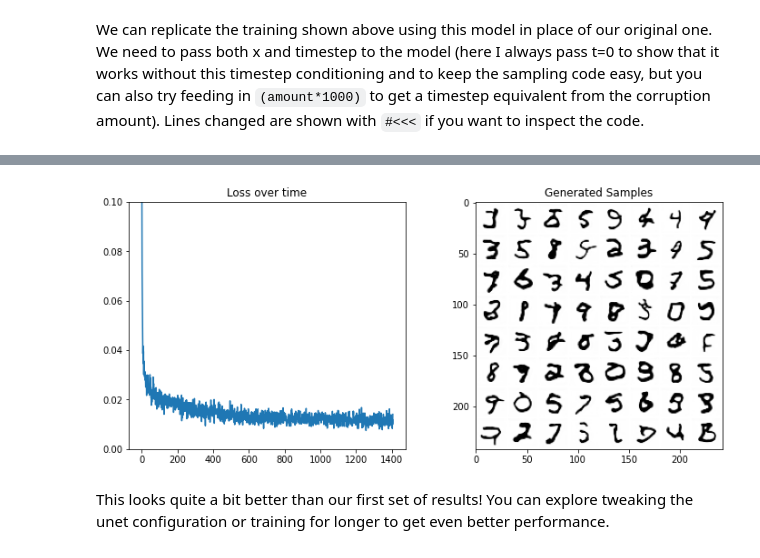
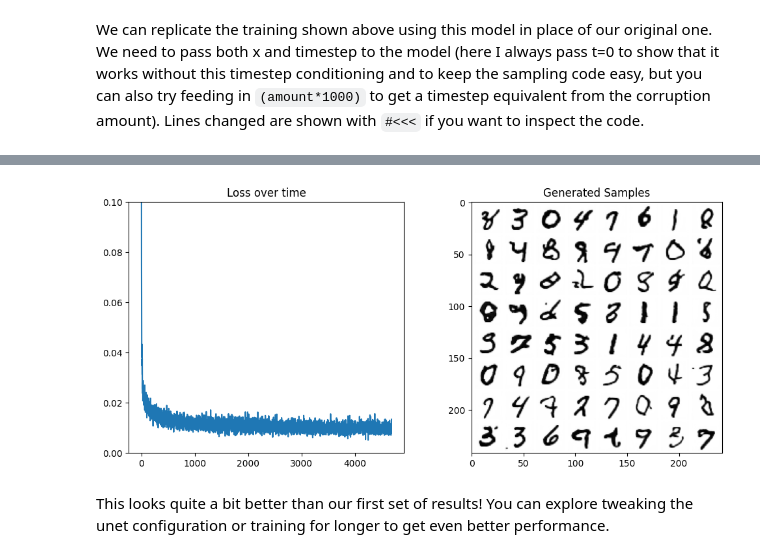
Before and after one commit to Likalto4/Diffusion_models_HF_course, a Jupyter notebook: unit1/Diffusion_models_from_scratch.ipynb, the cells around one changed output, grey strips where cells are left out. Drawn from its saved outputs; the diff is of its cells as text; code cells hidden in the pictures.

```diff
--- a/unit1/Diffusion_models_from_scratch.ipynb
+++ b/unit1/Diffusion_models_from_scratch.ipynb
@@ -33,7 +29,9 @@ from torch.nn import functional as F
 from torch.utils.data import DataLoader
 from diffusers import DDPMScheduler, UNet2DModel
 from matplotlib import pyplot as plt
+from tqdm import tqdm
 
-device = torch.device("cuda" if torch.cuda.is_available() else "cpu")
+selected_gpu = 0 # here you select the GPU used (0, 1 or 2)
+device = torch.device("cuda:" + str(selected_gpu) if torch.cuda.is_available() else "cpu")
 print(f'Using device: {device}')
 # %% [output]
@@ -210,7 +198,7 @@ losses = []
 # The training loop
 for epoch in range(n_epochs):
 
-    for x, y in train_dataloader:
+    for x, _ in tqdm(train_dataloader):
 
         # Get some data and prepare the corrupted version
         x = x.to(device) # Data on the GPU
@@ -249,7 +237,7 @@ We can try to see what the model predictions look like by grabbing a batch of da
 #@markdown Visualizing model predictions on noisy inputs:
 
 # Fetch some data
-x, y = next(iter(train_dataloader))
+x, _ = next(iter(train_dataloader))
 x = x[:8] # Only using the first 8 for easy plotting
 
 # Corrupt with a range of amounts
@@ -404,13 +392,16 @@ sum([p.numel() for p in model.parameters()]) # 1.7M vs the ~309k parameters of t
 We can replicate the training shown above using this model in place of our original one. We need to pass both x and timestep to the model (here I always pass t=0 to show that it works without this timestep conditioning and to keep the sampling code easy, but you can also try feeding in `(amount*1000)` to get a timestep equivalent from the corruption amount). Lines changed are shown with `#<<<` if you want to inspect the code.
 # %%
 #@markdown Trying UNet2DModel instead of BasicUNet:
+
+#empty cache
+torch.cuda.empty_cache()
 
 # Dataloader (you can mess with batch size)
 batch_size = 128
 train_dataloader = DataLoader(dataset, batch_size=batch_size, shuffle=True)
 
 # How many runs through the data should we do?
-n_epochs = 3
+n_epochs = 10
 
 # Create the network
 net = UNet2DModel(
@@ -444,7 +435,7 @@ losses = []
 # The training loop
 for epoch in range(n_epochs):
 
-    for x, y in train_dataloader:
+    for x, _ in tqdm(train_dataloader):
 
         # Get some data and prepare the corrupted version
         x = x.to(device) # Data on the GPU
@@ -496,4 +494,4 @@ Finished epoch 2. Average loss for this epoch: 0.011782
-[figure, old version]
+[figure, new version]
 # %% [markdown]
 This looks quite a bit better than our first set of results! You can explore tweaking the unet configuration or training for longer to get even better performance.
 # %% [markdown]
```
Also changed, not shown: parts of 15 cells of this notebook, 2 other files.
